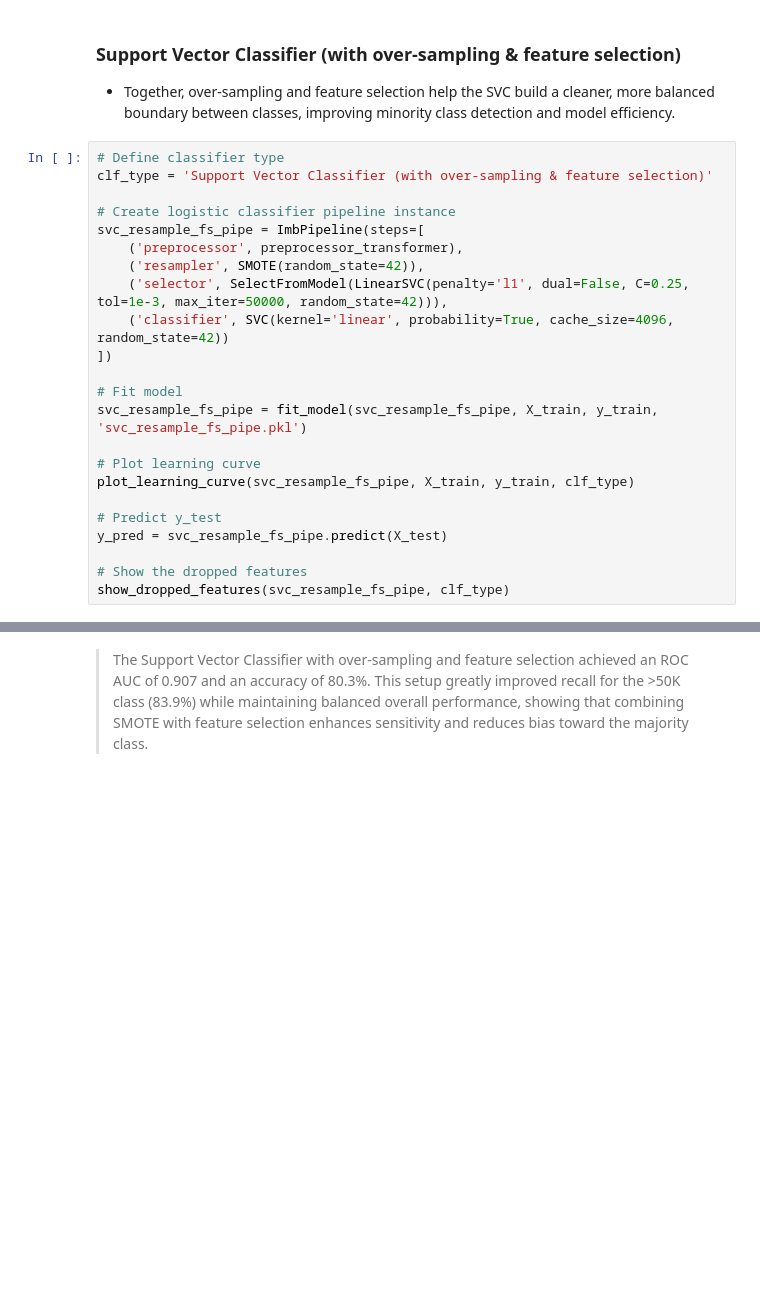
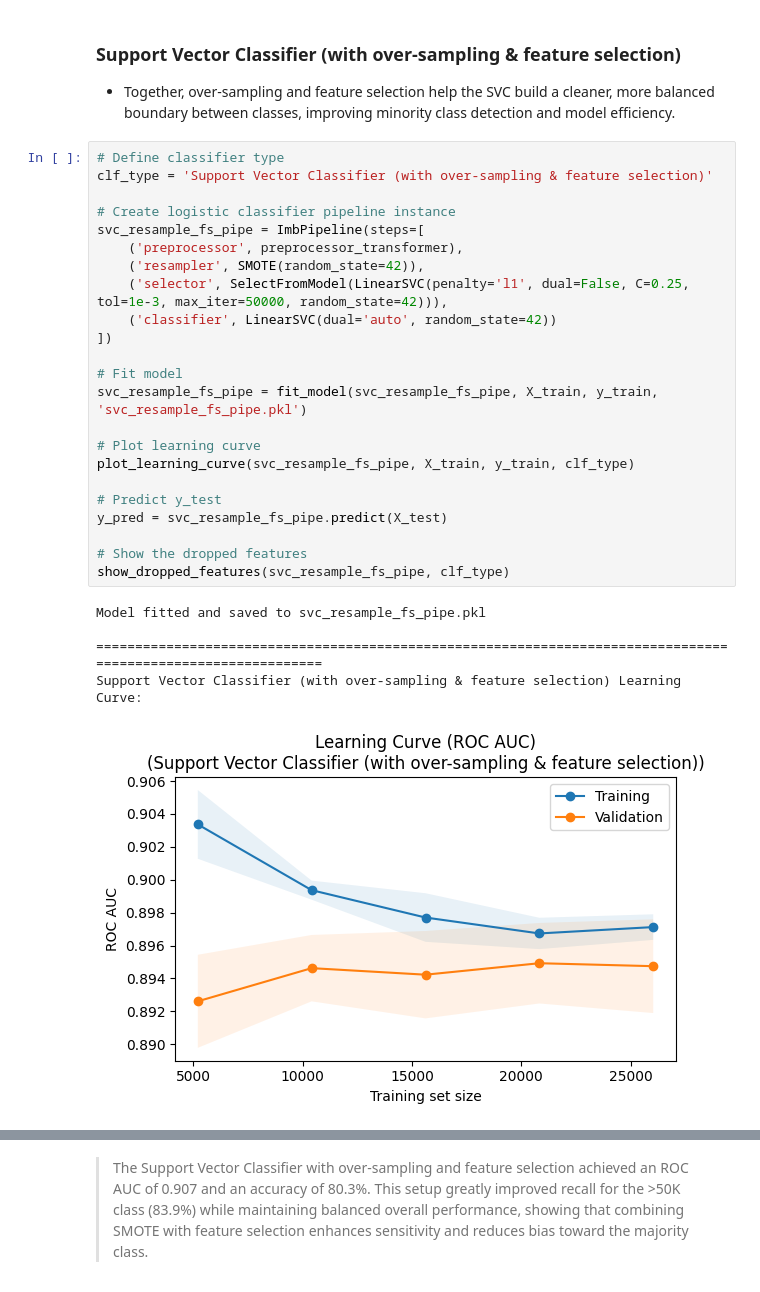
Before and after one commit to ryan-bulger/5509-Final-Project, a Jupyter notebook: 5509_income_modeling.ipynb, the cells around one changed output, grey strips where cells are left out. Cells and saved outputs as stored; diff of their text form; blank space fills up the shorter version.

```diff
--- a/5509_income_modeling.ipynb
+++ b/5509_income_modeling.ipynb
@@ -709,23 +946,29 @@ create_classification_output(logistic_resample_fs_pipe, y_test, y_pred, clf_type
 # %%
 # Define classifier type
 clf_type = 'Support Vector Classifier (with over-sampling & feature selection)'
 
 # Create logistic classifier pipeline instance
 svc_resample_fs_pipe = ImbPipeline(steps=[
     ('preprocessor', preprocessor_transformer),
     ('resampler', SMOTE(random_state=42)),
     ('selector', SelectFromModel(LinearSVC(penalty='l1', dual=False, C=0.25, tol=1e-3, max_iter=50000, random_state=42))),
-    ('classifier', SVC(kernel='linear', probability=True, cache_size=4096, random_state=42))
+    ('classifier', LinearSVC(dual='auto', random_state=42))
 ])
 
 # Fit model
 svc_resample_fs_pipe = fit_model(svc_resample_fs_pipe, X_train, y_train, 'svc_resample_fs_pipe.pkl')
 
 # Plot learning curve
 plot_learning_curve(svc_resample_fs_pipe, X_train, y_train, clf_type)
 
 # Predict y_test
 y_pred = svc_resample_fs_pipe.predict(X_test)
 
 # Show the dropped features
 show_dropped_features(svc_resample_fs_pipe, clf_type)
+# %% [output]
+Model fitted and saved to svc_resample_fs_pipe.pkl
+
+==============================================================================================================
+Support Vector Classifier (with over-sampling & feature selection) Learning Curve:
+[figure, added]
```
Also changed, not shown: parts of 59 cells of this notebook.
